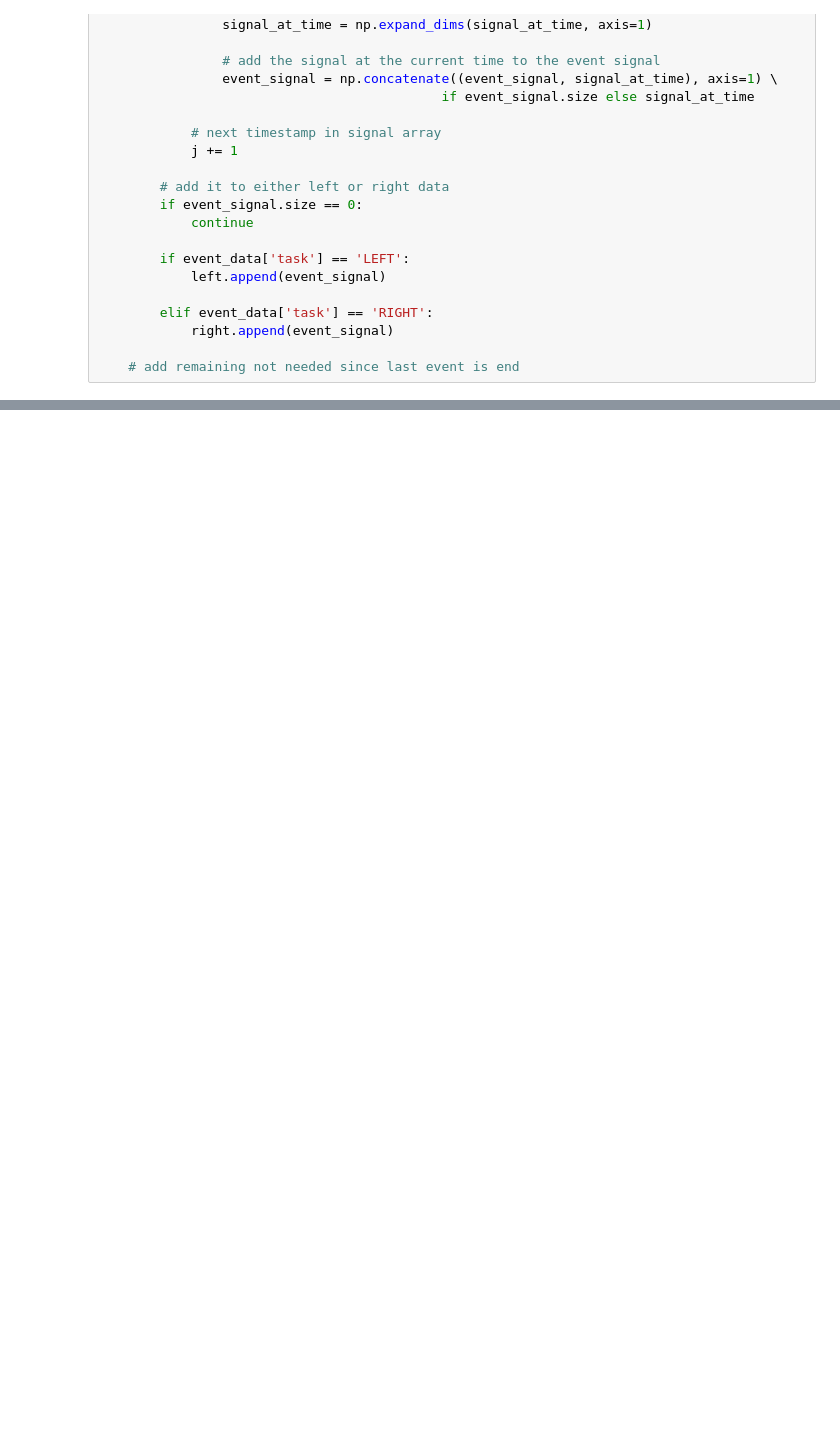
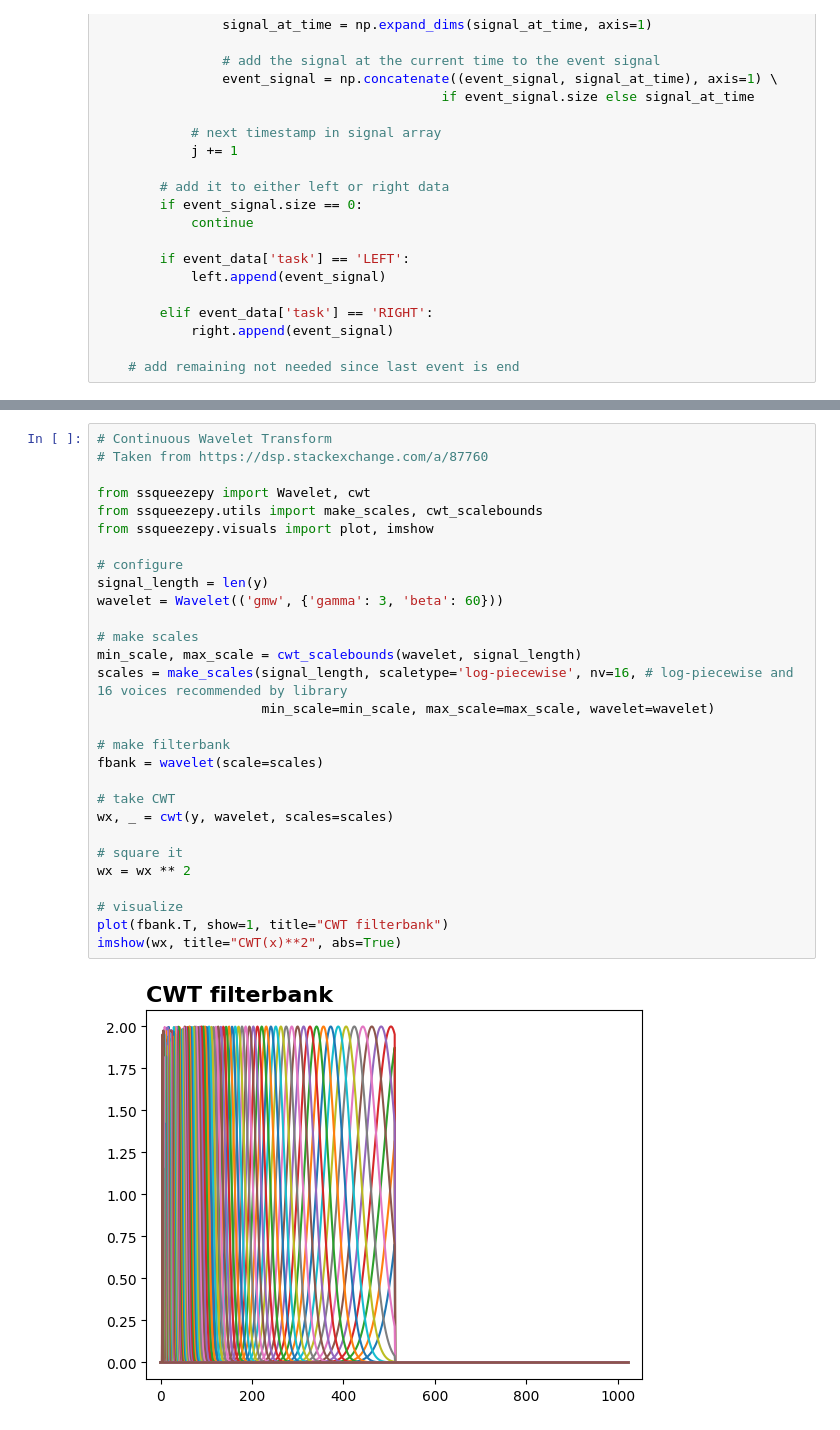
Before and after one commit to rachelkiiii/crux_project, a Jupyter notebook: src/preprocessing.ipynb, the cells around one changed output, grey strips where cells are left out. Saved outputs shown, nothing was run; the diff lists cells and outputs as text; blank space fills up the shorter version.

```diff
--- a/src/preprocessing.ipynb
+++ b/src/preprocessing.ipynb
@@ -284,0 +113,31 @@ plot_wavelet(time, signal, scales)
+# %%
+# Continuous Wavelet Transform
+# Taken from https://dsp.stackexchange.com/a/87760
+
+from ssqueezepy import Wavelet, cwt
+from ssqueezepy.utils import make_scales, cwt_scalebounds
+from ssqueezepy.visuals import plot, imshow
+
+# configure
+signal_length = len(y)
+wavelet = Wavelet(('gmw', {'gamma': 3, 'beta': 60}))
+
+# make scales
+min_scale, max_scale = cwt_scalebounds(wavelet, signal_length)
+scales = make_scales(signal_length, scaletype='log-piecewise', nv=16, # log-piecewise and 16 voices recommended by library
+                     min_scale=min_scale, max_scale=max_scale, wavelet=wavelet)
+
+# make filterbank
+fbank = wavelet(scale=scales)
+
+# take CWT
+wx, _ = cwt(y, wavelet, scales=scales)
+
+# square it
+wx = wx ** 2
+
+# visualize
+plot(fbank.T, show=1, title="CWT filterbank")
+imshow(wx, title="CWT(x)**2", abs=True)
+# %% [output]
+[figure, added]
```
Also changed, not shown: parts of 15 cells of this notebook.
